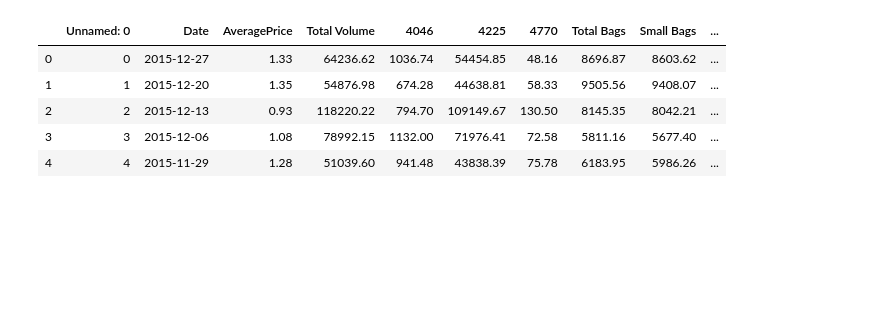
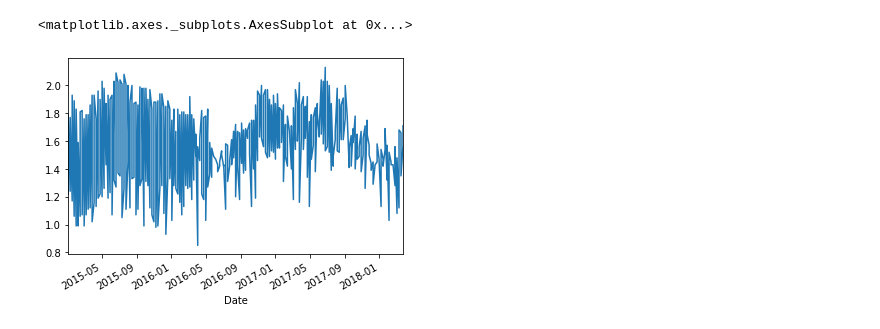
Before and after one commit to Sibin-Sibi/DataAnalysis_Pandas, a Jupyter notebook: Graphing.ipynb, the cells around one changed output. Cells and saved outputs as stored; diff of their text form; code cells hidden in the pictures; blank space fills up the shorter version.

Commit message:
First Graph generated

```diff
--- a/Graphing.ipynb
+++ b/Graphing.ipynb
@@ -1,12 +1,12 @@
 # %%
 import pandas as pd
 df = pd.read_csv("avocado.csv")
+df["Date"] = pd.to_datetime(df["Date"]) #map coloumns
+albany_df = df[df["region"] == "Albany"]
+albany_df = albany_df.set_index("Date") #setting index
-# %%
-df.head()
-# %% [output]
-|  | Unnamed: 0 | Date | AveragePrice | Total Volume | 4046 | 4225 | 4770 | Total Bags | Small Bags | ... |
-| 0 | 0 | 2015-12-27 | 1.33 | 64236.62 | 1036.74 | 54454.85 | 48.16 | 8696.87 | 8603.62 | ... |
-| 1 | 1 | 2015-12-20 | 1.35 | 54876.98 | 674.28 | 44638.81 | 58.33 | 9505.56 | 9408.07 | ... |
-| 2 | 2 | 2015-12-13 | 0.93 | 118220.22 | 794.70 | 109149.67 | 130.50 | 8145.35 | 8042.21 | ... |
-| 3 | 3 | 2015-12-06 | 1.08 | 78992.15 | 1132.00 | 71976.41 | 72.58 | 5811.16 | 5677.40 | ... |
-| 4 | 4 | 2015-11-29 | 1.28 | 51039.60 | 941.48 | 43838.39 | 75.78 | 6183.95 | 5986.26 | ... |
+# %%
+
+albany_df["AveragePrice"].plot()
+# %% [output]
+<matplotlib.axes._subplots.AxesSubplot at 0x...>
+[figure, added]
```
Also changed, not shown: parts of 3 cells of this notebook.
